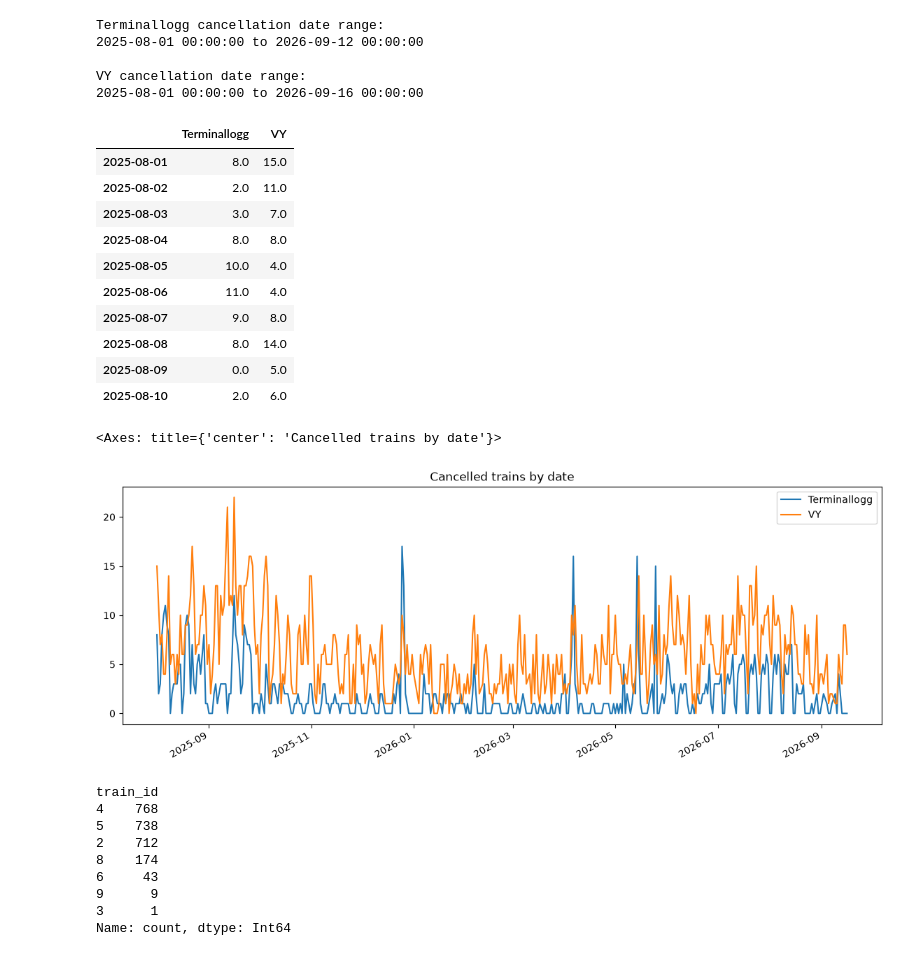
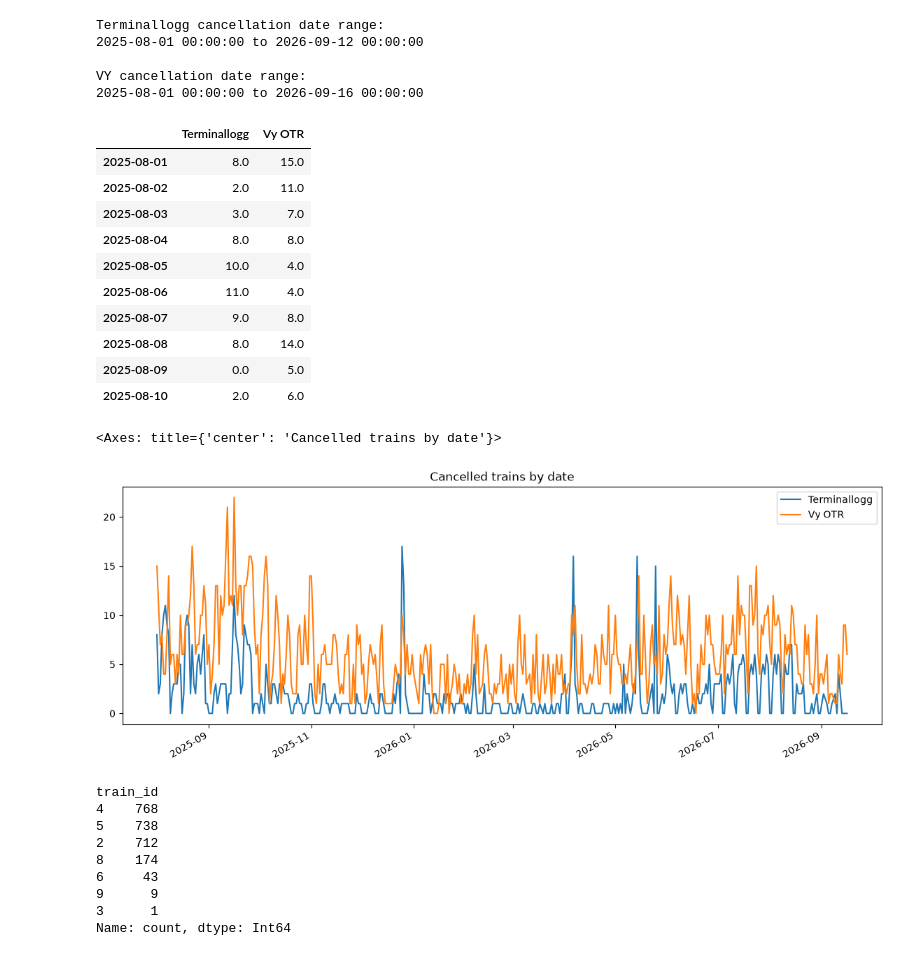
Before and after one commit to KriStrom/masteroppgave26SixSigmaDataanalyse, a Jupyter notebook: 01_measure_phase/01_01_data_quality_analysis.ipynb, the cells around one changed output. Cells and saved outputs as stored; diff of their text form; code cells hidden in the pictures.

```diff
--- a/01_measure_phase/01_01_data_quality_analysis.ipynb
+++ b/01_measure_phase/01_01_data_quality_analysis.ipynb
@@ -5472,30 +5510,30 @@ VY cancellation date range:
 # %%
 # Cancellation counts by date
 terminallogg_cancelled_by_date = (
     df_terminallogg_cancelled
     .groupby("Avgangsdato")
     .size()
     .rename("Terminallogg")
 )
 
 vy_cancelled_by_date = (
     df_vy_cancelled_trains
     .groupby("train_date")
     .size()
-    .rename("VY")
+    .rename("Vy OTR")
 )
 
 cancellation_by_date = pd.concat(
     [
         terminallogg_cancelled_by_date,
         vy_cancelled_by_date,
     ],
     axis=1
 ).fillna(0)
 
 cancellation_by_date.head(10)
 # %% [output]
-|  | Terminallogg | VY |
+|  | Terminallogg | Vy OTR |
 | 2025-08-01 | 8.0 | 15.0 |
 | 2025-08-02 | 2.0 | 11.0 |
 | 2025-08-03 | 3.0 | 7.0 |
@@ -5513,7 +5551,7 @@ cancellation_by_date.plot(
 )
 # %% [output]
 <Axes: title={'center': 'Cancelled trains by date'}>
-[figure, old version]
+[figure, new version]
 # %%
 df_vy_cancelled_trains["train_id"].astype("string").str[:1].value_counts(
     dropna=False
```
Also changed, not shown: parts of 46 cells of this notebook.
